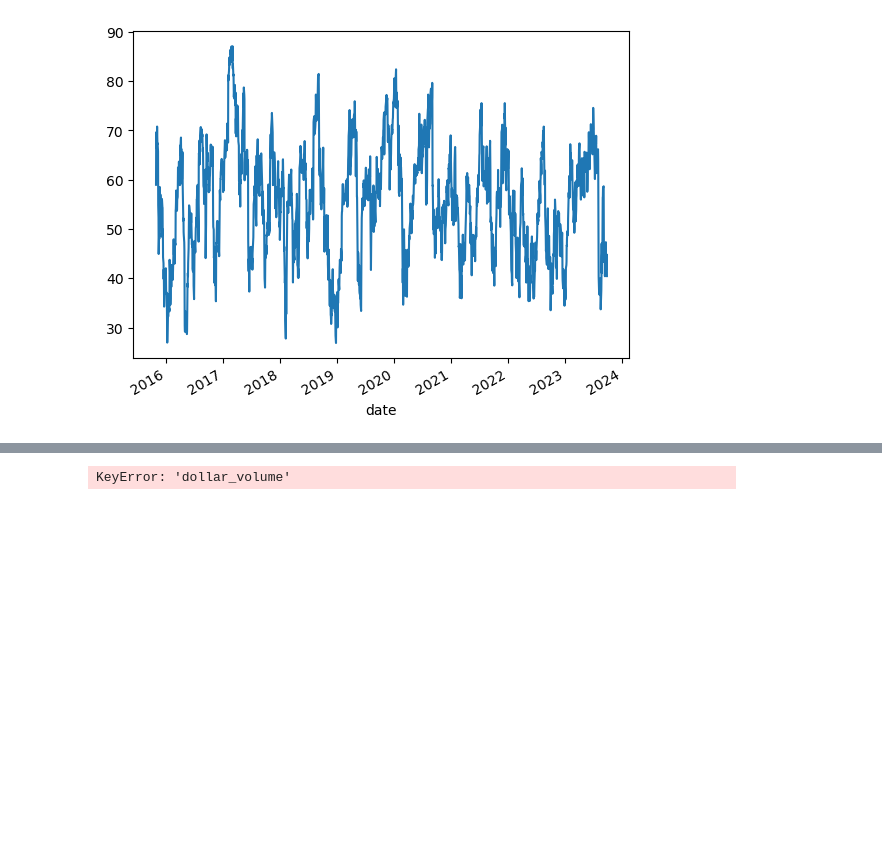
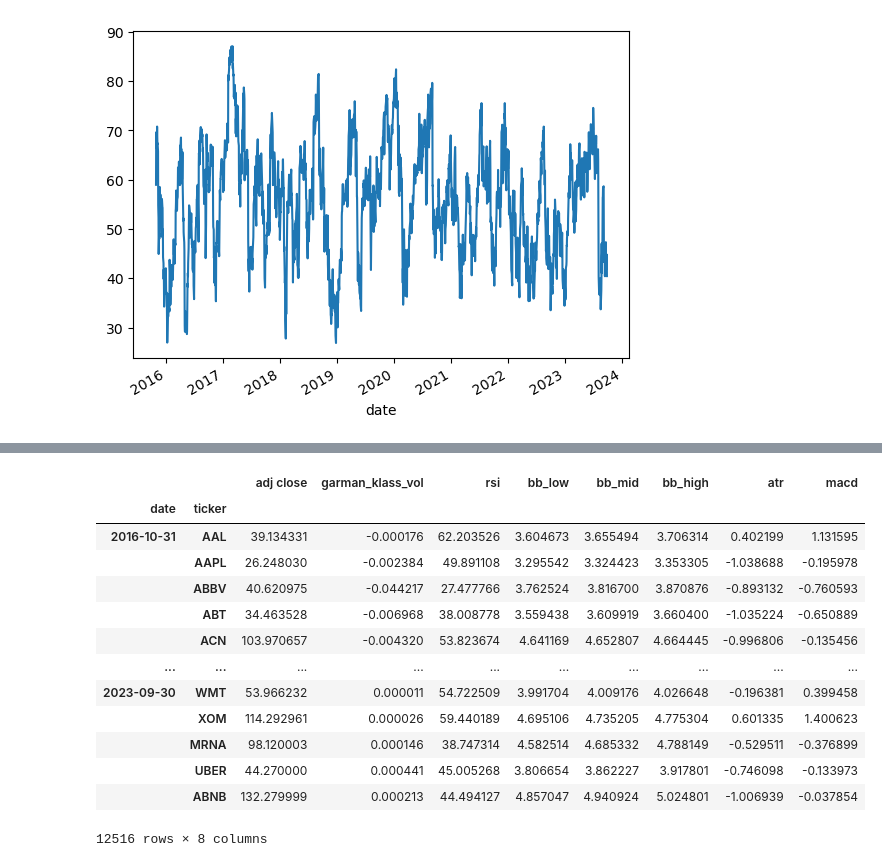
Before and after one commit to cshen05/Personal-Projects, a Jupyter notebook: Unsupervised Learning Trading Strategy.ipynb, the cells around one changed output, grey strips where cells are left out. Drawn from its saved outputs; the diff is of its cells as text; code cells hidden in the pictures; blank space fills up the shorter version.

```diff
--- a/Unsupervised Learning Trading Strategy.ipynb
+++ b/Unsupervised Learning Trading Strategy.ipynb
@@ -226,10 +228,22 @@ data
 # %%
 #calculate 5-year rolling average of dollar volume for each stocks before filtering
-data['dollar_volume'] = (data['dollar_volume'].unstack('ticker').rolling(5*12).mean().stack())
+data['dollar_volume'] = (data.loc[:, 'dollar_volume'].unstack('ticker').rolling(5*12, min_periods=12).mean().stack())
 data['dollar_vol_rank'] = (data.groupby('date')['dollar_volume'].rank(ascending=False))
+data =data[data['dollar_vol_rank']<150].drop(['dollar_volume', 'dollar_vol_rank'], axis=1)
 
-#data = data[data['dollar_vol_rank']<150].drop(['dollar_volume', 'dollar_vol_rank'], axis=1)
-
-#data
+data
 # %% [output]
+|  |  | adj close | garman_klass_vol | rsi | bb_low | bb_mid | bb_high | atr | macd |
+| date | ticker |  |  |  |  |  |  |  |  |
+| 2016-10-31 | AAL | 39.134331 | -0.000176 | 62.203526 | 3.604673 | 3.655494 | 3.706314 | 0.402199 | 1.131595 |
+|  | AAPL | 26.248030 | -0.002384 | 49.891108 | 3.295542 | 3.324423 | 3.353305 | -1.038688 | -0.195978 |
+|  | ABBV | 40.620975 | -0.044217 | 27.477766 | 3.762524 | 3.816700 | 3.870876 | -0.893132 | -0.760593 |
+|  | ABT | 34.463528 | -0.006968 | 38.008778 | 3.559438 | 3.609919 | 3.660400 | -1.035224 | -0.650889 |
+|  | ACN | 103.970657 | -0.004320 | 53.823674 | 4.641169 | 4.652807 | 4.664445 | -0.996806 | -0.135456 |
+| ... | ... | ... | ... | ... | ... | ... | ... | ... | ... |
+| 2023-09-30 | WMT | 53.966232 | 0.000011 | 54.722509 | 3.991704 | 4.009176 | 4.026648 | -0.196381 | 0.399458 |
+|  | XOM | 114.292961 | 0.000026 | 59.440189 | 4.695106 | 4.735205 | 4.775304 | 0.601335 | 1.400623 |
+|  | MRNA | 98.120003 | 0.000146 | 38.747314 | 4.582514 | 4.685332 | 4.788149 | -0.529511 | -0.376899 |
+|  | UBER | 44.270000 | 0.000441 | 45.005268 | 3.806654 | 3.862227 | 3.917801 | -0.746098 | -0.133973 |
+|  | ABNB | 132.279999 | 0.000213 | 44.494127 | 4.857047 | 4.940924 | 5.024801 | -1.006939 | -0.037854 |
-KeyError: 'dollar_volume'
+12516 rows × 8 columns
```
Also changed, not shown: parts of 11 cells of this notebook.
